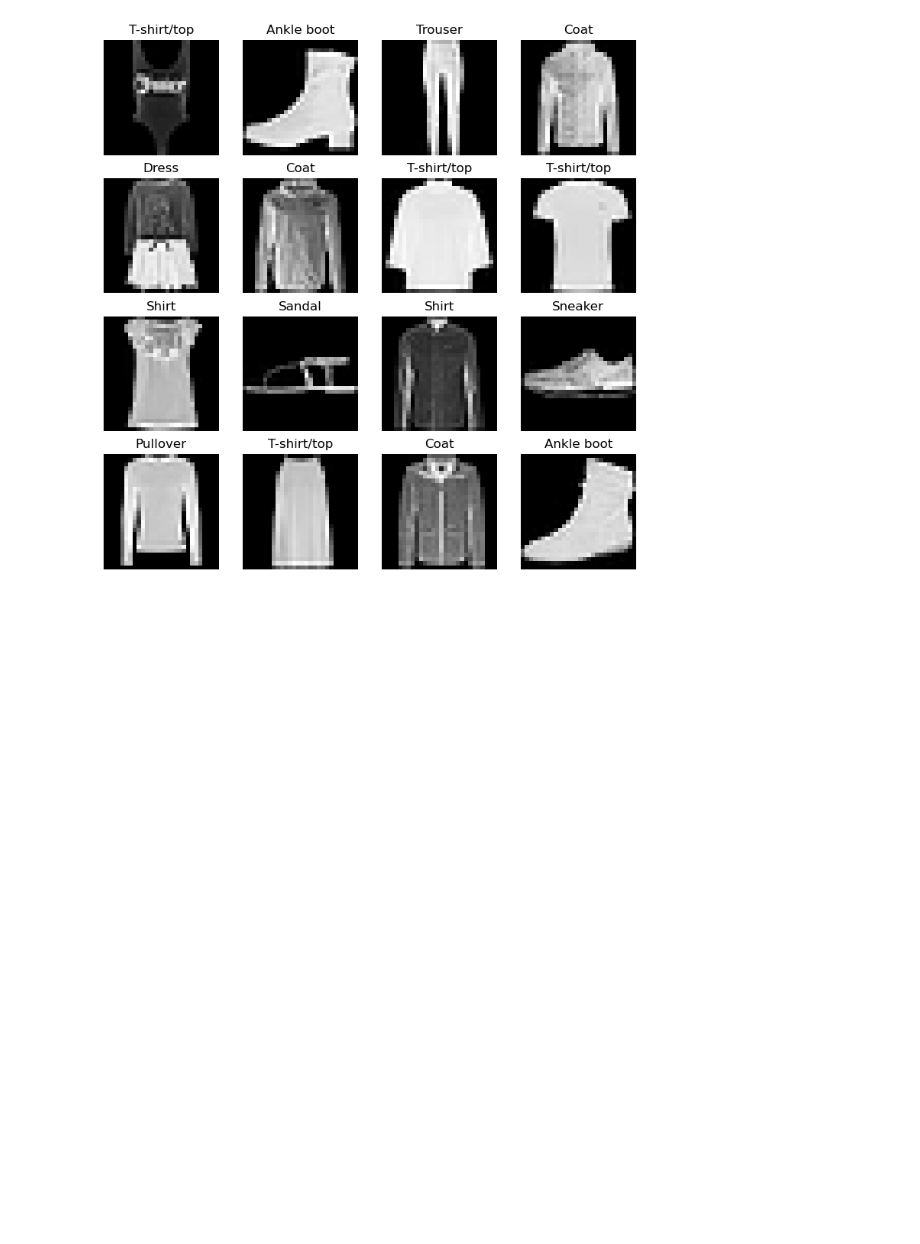
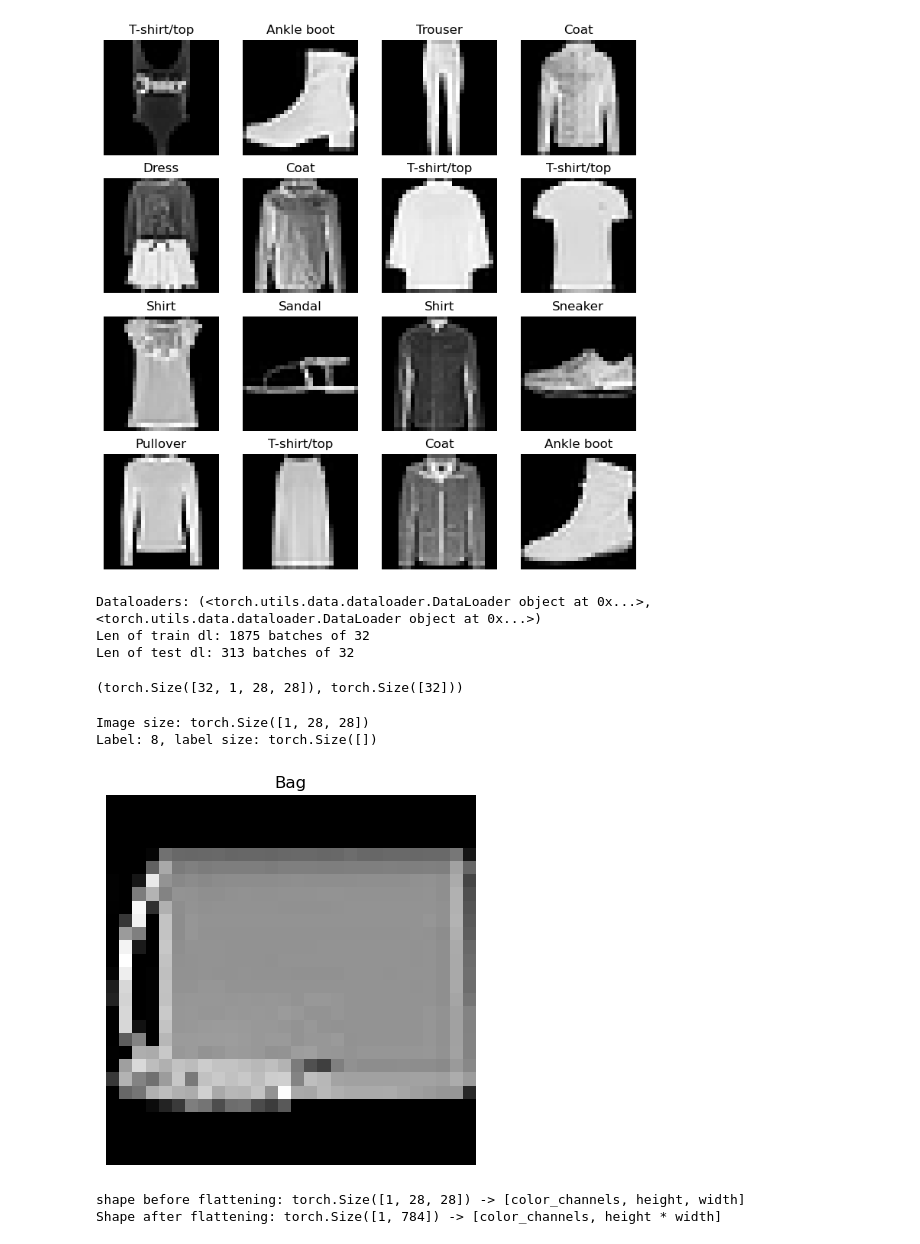
Before and after one commit to gh-wf/pytorch_practice, a Jupyter notebook: cv/torch_cv.ipynb, the cells around one changed output. Saved outputs shown, nothing was run; the diff lists cells and outputs as text; code cells hidden in the pictures; blank space fills up the shorter version.

```diff
--- a/cv/torch_cv.ipynb
+++ b/cv/torch_cv.ipynb
@@ -118,3 +102,57 @@ for i in range(1, rows * cols + 1):
     plt.axis(False)
 # %% [output]
 [figure]
+# %%
+from torch.utils.data import DataLoader
+
+BATCH_SIZE = 32
+
+train_dataloader = DataLoader(train_data,
+                              batch_size=BATCH_SIZE,
+                              shuffle=True)
+
+test_dataloader = DataLoader(test_data,
+                             batch_size=BATCH_SIZE,
+                             shuffle=False)
+
+print(f'Dataloaders: {train_dataloader, test_dataloader}')
+print(f'Len of train dl: {len(train_dataloader)} batches of {BATCH_SIZE}')
+print(f'Len of test dl: {len(test_dataloader)} batches of {BATCH_SIZE}')
+# %% [output]
+Dataloaders: (<torch.utils.data.dataloader.DataLoader object at 0x...>, <torch.utils.data.dataloader.DataLoader object at 0x...>)
+Len of train dl: 1875 batches of 32
+Len of test dl: 313 batches of 32
+# %%
+# Check out what's inside the training dataloader
+train_features_batch, train_labels_batch = next(iter(train_dataloader))
+train_features_batch.shape, train_labels_batch.shape
+# %% [output]
+(torch.Size([32, 1, 28, 28]), torch.Size([32]))
+# %%
+# Show a sample
+torch.manual_seed(42)
+random_idx = torch.randint(0, len(train_features_batch), size=[1]).item()
+img, label = train_features_batch[random_idx], train_labels_batch[random_idx]
+plt.imshow(img.squeeze(), cmap="gray")
+plt.title(class_names[label])
+plt.axis("Off");
+print(f"Image size: {img.shape}")
+print(f"Label: {label}, label size: {label.shape}")
+# %% [output]
+Image size: torch.Size([1, 28, 28])
+Label: 8, label size: torch.Size([])
+[figure, added]
+# %%
+# TIME TO BUILD A BASELINE MODEL
+
+flatten_model = nn.Flatten()
+
+x=train_features_batch[0]
+
+output=flatten_model(x)
+
+print(f'shape before flattening: {x.shape} -> [color_channels, height, width]')
+print(f'Shape after flattening: {output.shape} -> [color_channels, height * width]')
+# %% [output]
+shape before flattening: torch.Size([1, 28, 28]) -> [color_channels, height, width]
+Shape after flattening: torch.Size([1, 784]) -> [color_channels, height * width]
```
Also changed, not shown: parts of 49 cells of this notebook.
